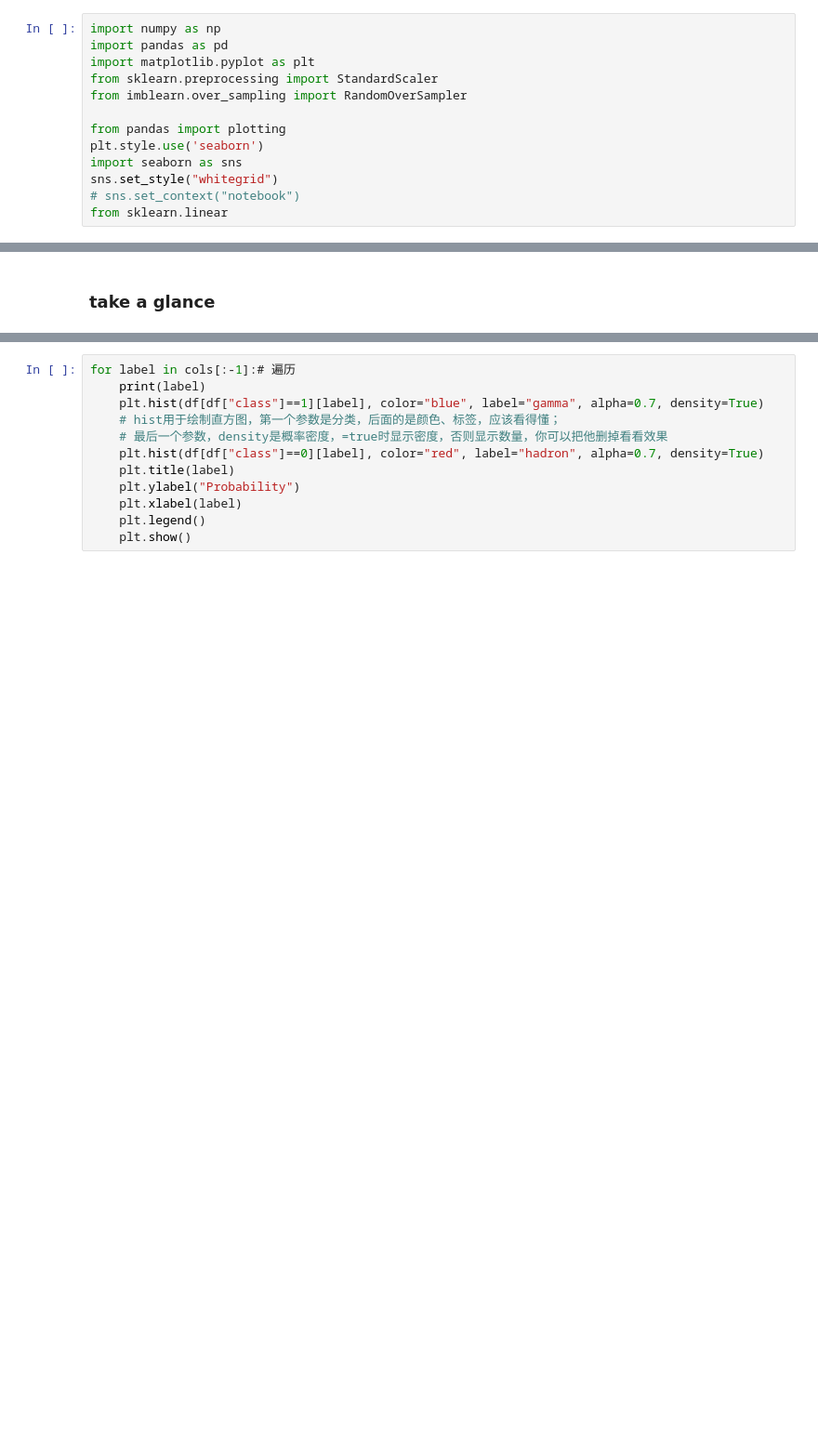
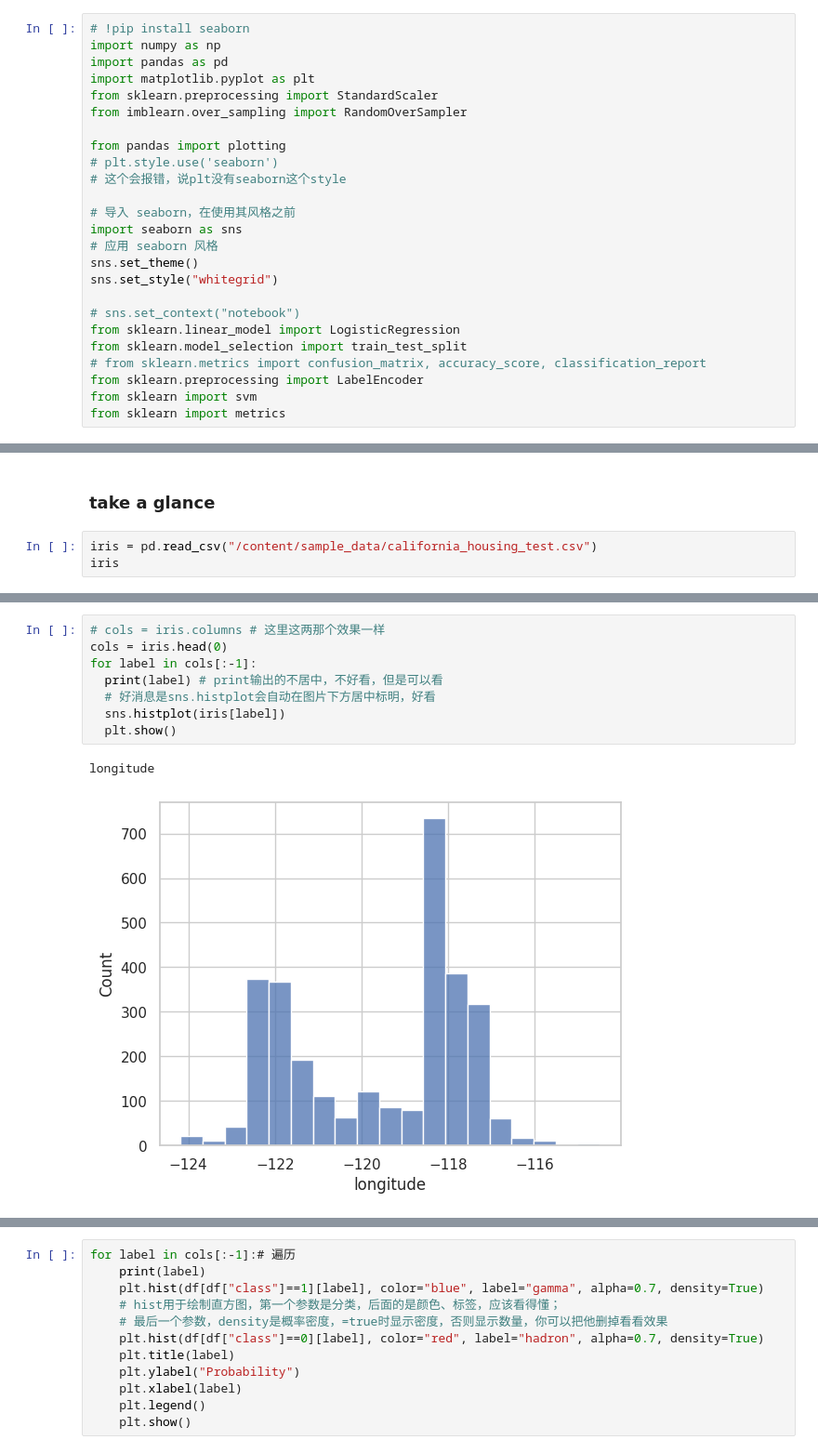
Before and after one commit to trndsttr7777/Dingtalk-OpenAI, a Jupyter notebook: “GammaTelescope_fcc_Magic_example_ipynb”的副本.ipynb, the cells around one changed output, grey strips where cells are left out. Shown: that part at 93% size. Saved outputs shown, nothing was run; the diff lists cells and outputs as text; blank space fills up the shorter version.

```diff
--- a/“GammaTelescope_fcc_Magic_example_ipynb”的副本.ipynb
+++ b/“GammaTelescope_fcc_Magic_example_ipynb”的副本.ipynb
@@ -1,6 +1,7 @@
 # %% [markdown]
 <a href="https://colab.research.google.com/github/trndsttr7777/Dingtalk-OpenAI/blob/main/%E2%80%9CGammaTelescope_fcc_Magic_example_ipynb%E2%80%9D%E7%9A%84%E5%89%AF%E6%9C%AC.ipynb" target="_parent"><img src="https://colab.research.google.com/assets/colab-badge.svg" alt="Open In Colab"/></a>
 # %%
+# !pip install seaborn
 import numpy as np
 import pandas as pd
 import matplotlib.pyplot as plt
@@ -8,11 +9,22 @@ from sklearn.preprocessing import StandardScaler
 from imblearn.over_sampling import RandomOverSampler
 
 from pandas import plotting
-plt.style.use('seaborn')
+# plt.style.use('seaborn')
+# 这个会报错，说plt没有seaborn这个style
+
+# 导入 seaborn，在使用其风格之前
 import seaborn as sns
+# 应用 seaborn 风格
+sns.set_theme()
 sns.set_style("whitegrid")
+
 # sns.set_context("notebook")
-from sklearn.linear
+from sklearn.linear_model import LogisticRegression
+from sklearn.model_selection import train_test_split
+# from sklearn.metrics import confusion_matrix, accuracy_score, classification_report
+from sklearn.preprocessing import LabelEncoder
+from sklearn import svm
+from sklearn import metrics
 # %% [markdown]
 Dataset:
 Dua, D. and Graff, c. (2019). Uc! Machine Learning Repository lhttp:/archive.ics.uci.edu/ml. irvine, CA: University of california, School of
@@ -66,3 +78,6 @@ df.head()
 | 4 | 75.1362 | 30.9205 | 3.1611 | 0.3168 | 0.1832 | -5.5277 | 28.5525 | 21.8393 | 4.6480 | 356.4620 | 1 |
 # %% [markdown]
 ### take a glance
+# %%
+iris = pd.read_csv("/content/sample_data/california_housing_test.csv")
+iris
@@ -68,0 +128,11 @@ df.head()
+# %%
+# cols = iris.columns # 这里这两那个效果一样
+cols = iris.head(0)
+for label in cols[:-1]:
+  print(label) # print输出的不居中，不好看，但是可以看
+  # 好消息是sns.histplot会自动在图片下方居中标明，好看
+  sns.histplot(iris[label])
+  plt.show()
+# %% [output]
+longitude
+[figure, added]
```
Also changed, not shown: parts of 7 cells of this notebook.
